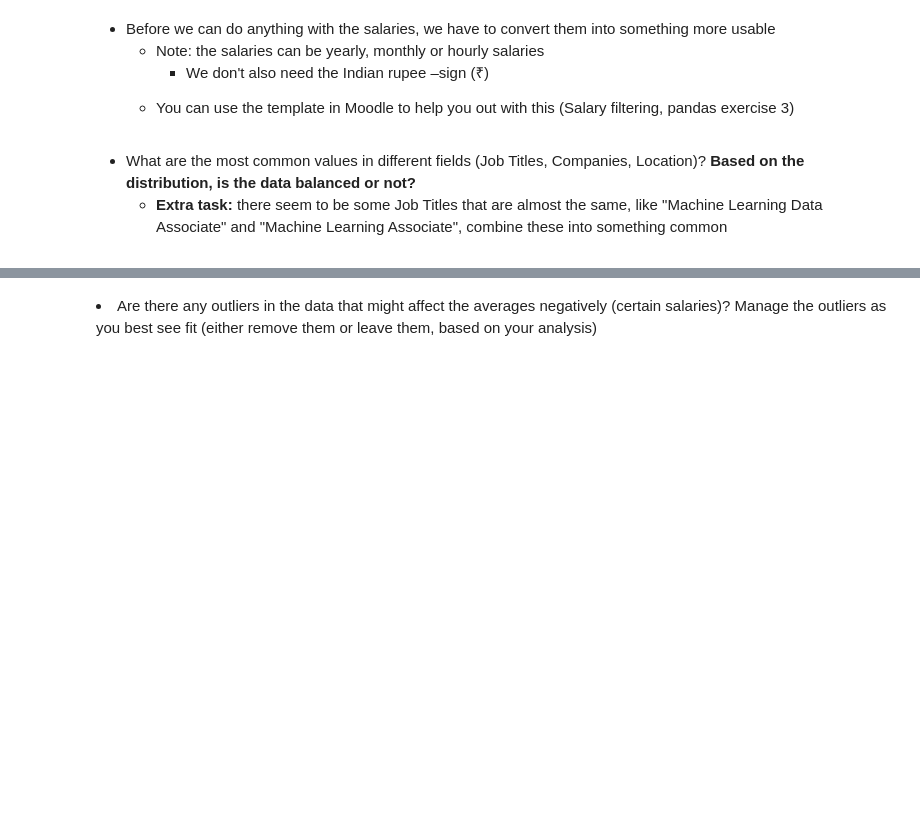
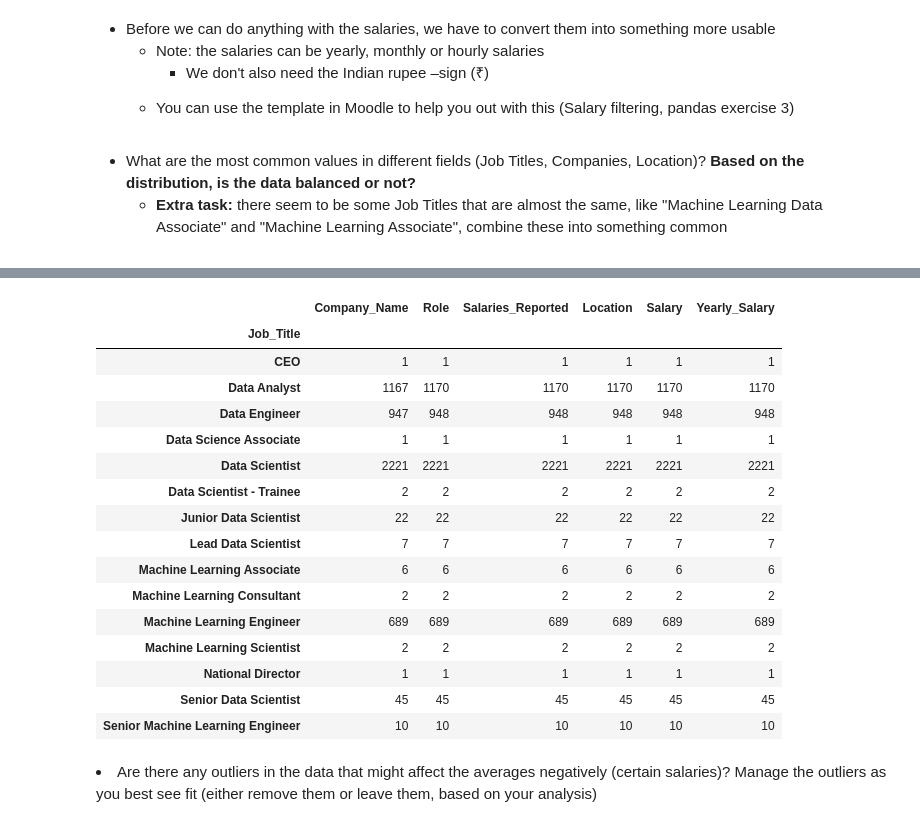
Before and after one commit to KirSobolev/Introduction-to-data-analytics, a Jupyter notebook: Exercise_set_2_Pandas/DataAnalyticsExerciseSet2.ipynb, the cells around one changed output, grey strips where cells are left out. Drawn from its saved outputs; the diff is of its cells as text; code cells hidden in the pictures; blank space fills up the shorter version.

```diff
--- a/Exercise_set_2_Pandas/DataAnalyticsExerciseSet2.ipynb
+++ b/Exercise_set_2_Pandas/DataAnalyticsExerciseSet2.ipynb
@@ -307,0 +332,21 @@ Totally purchases that have anything to do with IT: 9558
+# %%
+# produce the code that shows the most common values in different fields
+# and answer the question about the distribution
+# Let's combine common jobs together:
+# 1. Obviously same titles with differences in names
+df3['Job_Title'].replace('Data Science','Data Scientist', inplace=True)
+df3['Job_Title'].replace('Data Science Lead','Lead Data Scientist', inplace=True)
+df3['Job_Title'].replace('Data Science Manager','Data Scientist', inplace=True)
+df3['Job_Title'].replace('Machine Learning Software Engineer','Machine Learning Engineer', inplace=True)
+df3['Job_Title'].replace('Software Engineer - Machine Learning','Machine Learning Engineer', inplace=True)
+df3['Job_Title'].replace('Machine Learning Data Analyst','Data Analyst', inplace=True)
+# %%
+# 2. There is role called Machine Learning Engineer/Data Scientist. Let's find out is it closer to engineer or to data scientist
+both = df3[df3['Job_Title'] == 'Machine Learning Engineer/Data Scientist']['Yearly_Salary'].describe().astype('int64')
+engineer = df3[df3['Job_Title'] == 'Machine Learning Engineer']['Yearly_Salary'].describe().astype('int64')
+scientist = df3[df3['Job_Title'] == 'Data Scientist']['Yearly_Salary'].describe().astype('int64')
+print(f"Compared with engineers:{both.compare(engineer)}\n Compared with scientist{both.compare(scientist)}")
+# Seems like these guys would better fit into Data Scientist role, since their means are pretty close to each other
+
+# Actually afterwards I realized that there are only 2 of them, so it doesn't realy matter. But anyways
+df3['Job_Title'].replace('Machine Learning Engineer/Data Scientist','Data Analyst', inplace=True)
@@ -308,3 +372,39 @@ Totally purchases that have anything to do with IT: 9558
+# %%
+# 3. Let's take a look onto ML developers
+df3[df3['Job_Title'] == 'Machine Learning Developer']['Yearly_Salary'].describe().astype('int64')
+# Generally speaking software engineers and software developers are close to each other but still have some differences.
+# In this case there are only 2 developers, and they fit into 50% segment of engineers quite smoothly, so let's join them as well.
+df3['Job_Title'].replace('Machine Learning Developer','Machine Learning Engineer', inplace=True)
+# %%
+# 4. Let's also join all ML Associates into one category, since there are only few people in each category and their wage difference is not so big
+df3['Job_Title'].replace({"Machine Learning Data Associate II": "Machine Learning Associate",
+                          "Machine Learning Data Associate": "Machine Learning Associate",
+                          "Machine Learning Data Associate I": "Machine Learning Associate",
+                          "Associate Machine Learning Engineer": "Machine Learning Associate"}, inplace=True)
+# %%
+# Our final list of titles.
+# In my opinion in that paticular case we could also join trainees, juniors and associates to the same category(ies), since there are only few of them.
+# But I've decided to keep them in case if this dataset keeps growing and we could possibly get more data about those titles,
+# which could be usefull in the future
+df3.groupby(['Job_Title']).count()
+# %% [output]
+|  | Company_Name | Role | Salaries_Reported | Location | Salary | Yearly_Salary |
+| Job_Title |  |  |  |  |  |  |
+| CEO | 1 | 1 | 1 | 1 | 1 | 1 |
+| Data Analyst | 1167 | 1170 | 1170 | 1170 | 1170 | 1170 |
+| Data Engineer | 947 | 948 | 948 | 948 | 948 | 948 |
+| Data Science Associate | 1 | 1 | 1 | 1 | 1 | 1 |
+| Data Scientist | 2221 | 2221 | 2221 | 2221 | 2221 | 2221 |
+| Data Scientist - Trainee | 2 | 2 | 2 | 2 | 2 | 2 |
+| Junior Data Scientist | 22 | 22 | 22 | 22 | 22 | 22 |
+| Lead Data Scientist | 7 | 7 | 7 | 7 | 7 | 7 |
+| Machine Learning Associate | 6 | 6 | 6 | 6 | 6 | 6 |
+| Machine Learning Consultant | 2 | 2 | 2 | 2 | 2 | 2 |
+| Machine Learning Engineer | 689 | 689 | 689 | 689 | 689 | 689 |
+| Machine Learning Scientist | 2 | 2 | 2 | 2 | 2 | 2 |
+| National Director | 1 | 1 | 1 | 1 | 1 | 1 |
+| Senior Data Scientist | 45 | 45 | 45 | 45 | 45 | 45 |
+| Senior Machine Learning Engineer | 10 | 10 | 10 | 10 | 10 | 10 |
 # %% [markdown]
 <li>Are there any outliers in the data that might affect the averages negatively (certain salaries)? Manage the outliers as you best see fit (either remove them or leave them, based on your analysis) </li>
 # %%
```
Also changed, not shown: parts of 7 cells of this notebook, 1 other file.
